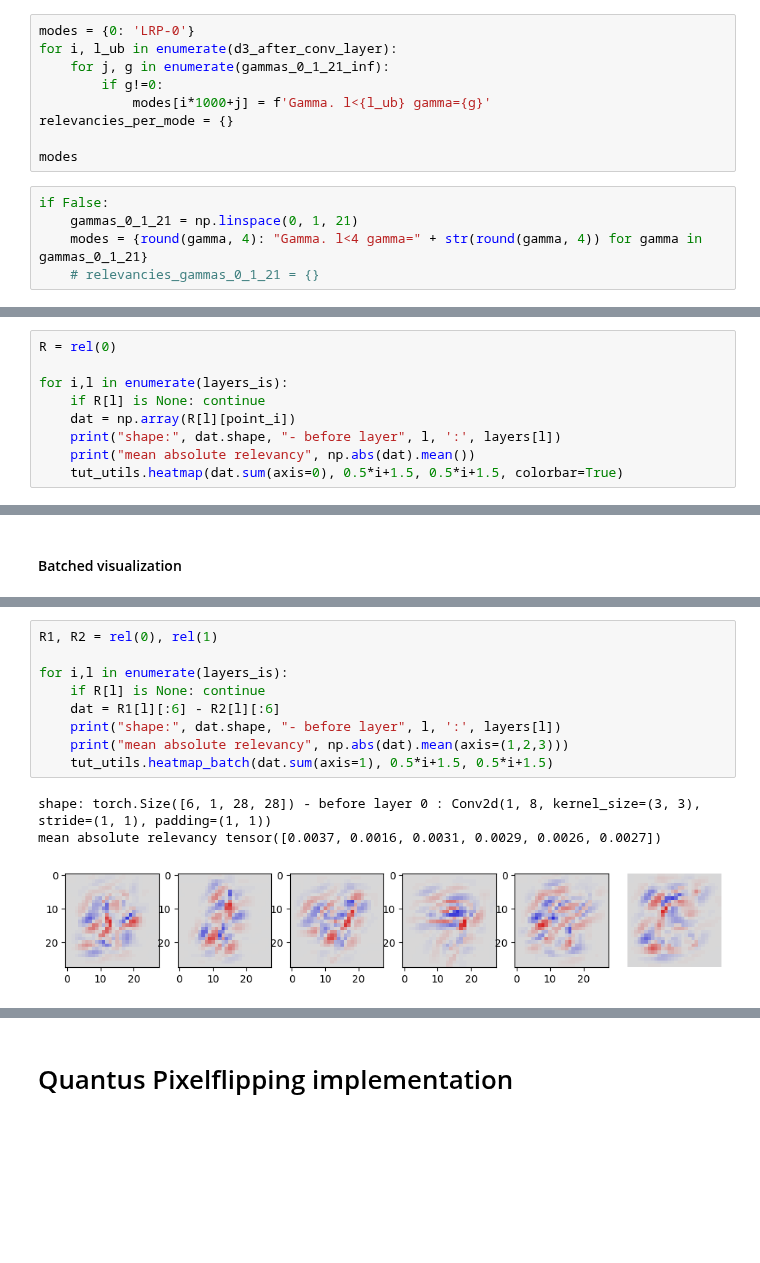
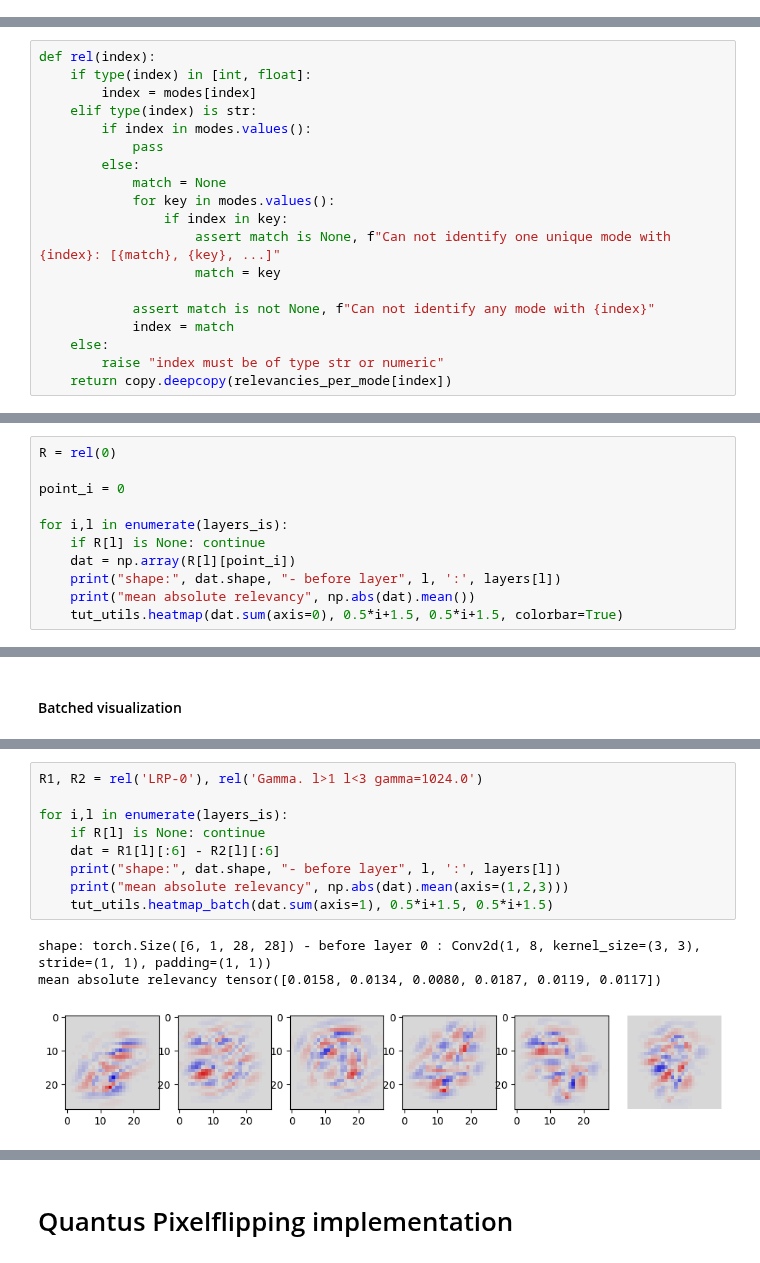
Before and after one commit to johannesmaess/investigation, a Jupyter notebook: gamma-mnist-cnn-quantus.ipynb, the cells around one changed output, grey strips where cells are left out. Saved outputs shown, nothing was run; the diff lists cells and outputs as text; blank space fills up the shorter version.

```diff
--- a/gamma-mnist-cnn-quantus.ipynb
+++ b/gamma-mnist-cnn-quantus.ipynb
@@ -145,14 +109,0 @@ print(gammas_0_1_21_inf)
-# %%
-modes = {0: 'LRP-0'}
-for i, l_ub in enumerate(d3_after_conv_layer):
-    for j, g in enumerate(gammas_0_1_21_inf):
-        if g!=0:
-            modes[i*1000+j] = f'Gamma. l<{l_ub} gamma={g}'
-relevancies_per_mode = {}
-
-modes
-# %%
-if False:
-    gammas_0_1_21 = np.linspace(0, 1, 21)
-    modes = {round(gamma, 4): "Gamma. l<4 gamma=" + str(round(gamma, 4)) for gamma in gammas_0_1_21}
-    # relevancies_gammas_0_1_21 = {}
@@ -169 +110,20 @@ for mode in tqdm(modes.values()):
+# %%
+def rel(index):
+    if type(index) in [int, float]:
+        index = modes[index]
+    elif type(index) is str:
+        if index in modes.values():
+            pass
+        else:
+            match = None
+            for key in modes.values():
+                if index in key:
+                    assert match is None, f"Can not identify one unique mode with {index}: [{match}, {key}, ...]"
+                    match = key
+
+            assert match is not None, f"Can not identify any mode with {index}"
+            index = match
+    else:
+        raise "index must be of type str or numeric"
+    return copy.deepcopy(relevancies_per_mode[index])
 # %% [markdown]
@@ -173,6 +135,8 @@ layers_is = [6,5,3,2,0]
 layers_is = [0]
 # %%
 R = rel(0)
+
+point_i = 0
 
 for i,l in enumerate(layers_is):
     if R[l] is None: continue
@@ -213,13 +179,13 @@ mean absolute relevancy tensor([0.0449, 0.0151, 0.0434, 0.0357, 0.0410, 0.0317])
 # %%
-R1, R2 = rel(0), rel(1)
+R1, R2 = rel('LRP-0'), rel('Gamma. l>1 l<3 gamma=1024.0')
 
 for i,l in enumerate(layers_is):
     if R[l] is None: continue
     dat = R1[l][:6] - R2[l][:6]
     print("shape:", dat.shape, "- before layer", l, ':', layers[l])
     print("mean absolute relevancy", np.abs(dat).mean(axis=(1,2,3)))
     tut_utils.heatmap_batch(dat.sum(axis=1), 0.5*i+1.5, 0.5*i+1.5)
 # %% [output]
 shape: torch.Size([6, 1, 28, 28]) - before layer 0 : Conv2d(1, 8, kernel_size=(3, 3), stride=(1, 1), padding=(1, 1))
-mean absolute relevancy tensor([0.0037, 0.0016, 0.0031, 0.0029, 0.0026, 0.0027])
+mean absolute relevancy tensor([0.0158, 0.0134, 0.0080, 0.0187, 0.0119, 0.0117])
-[figure, old version]
+[figure, new version]
```
Also changed, not shown: parts of 36 cells of this notebook, 3 other files.
